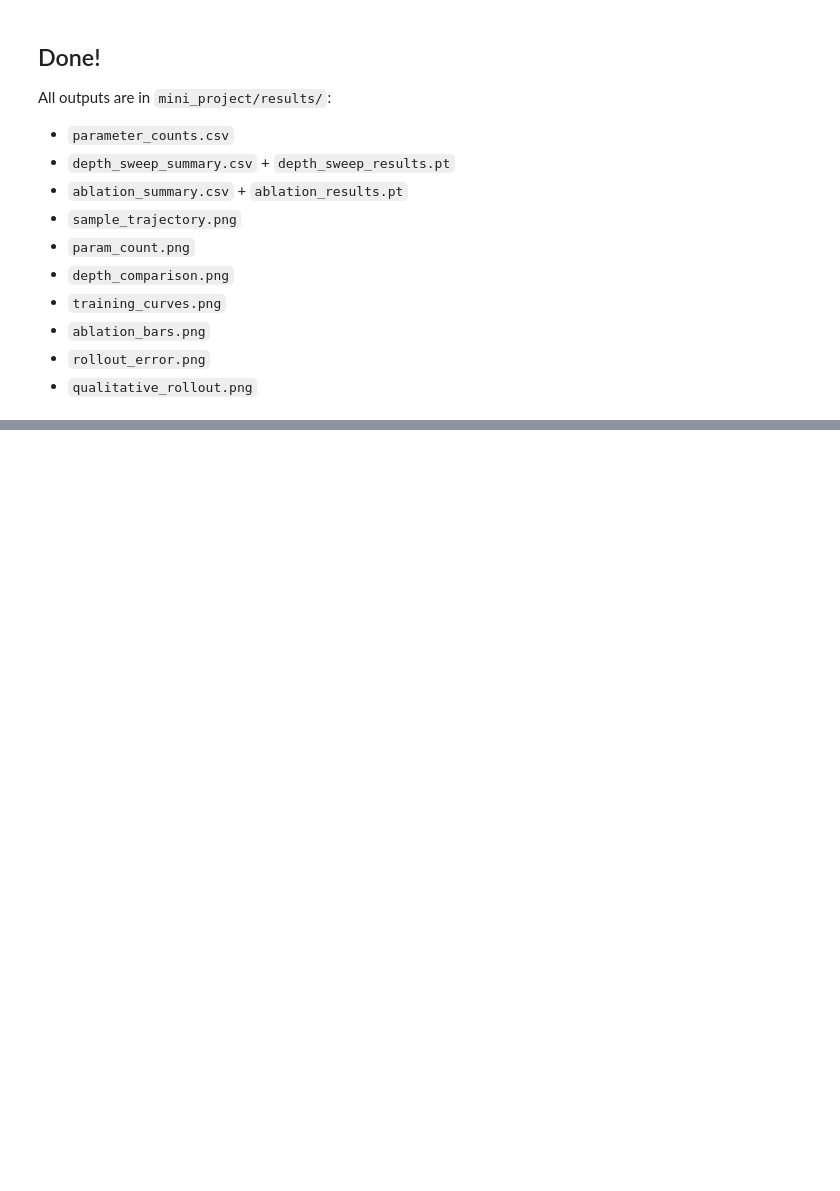
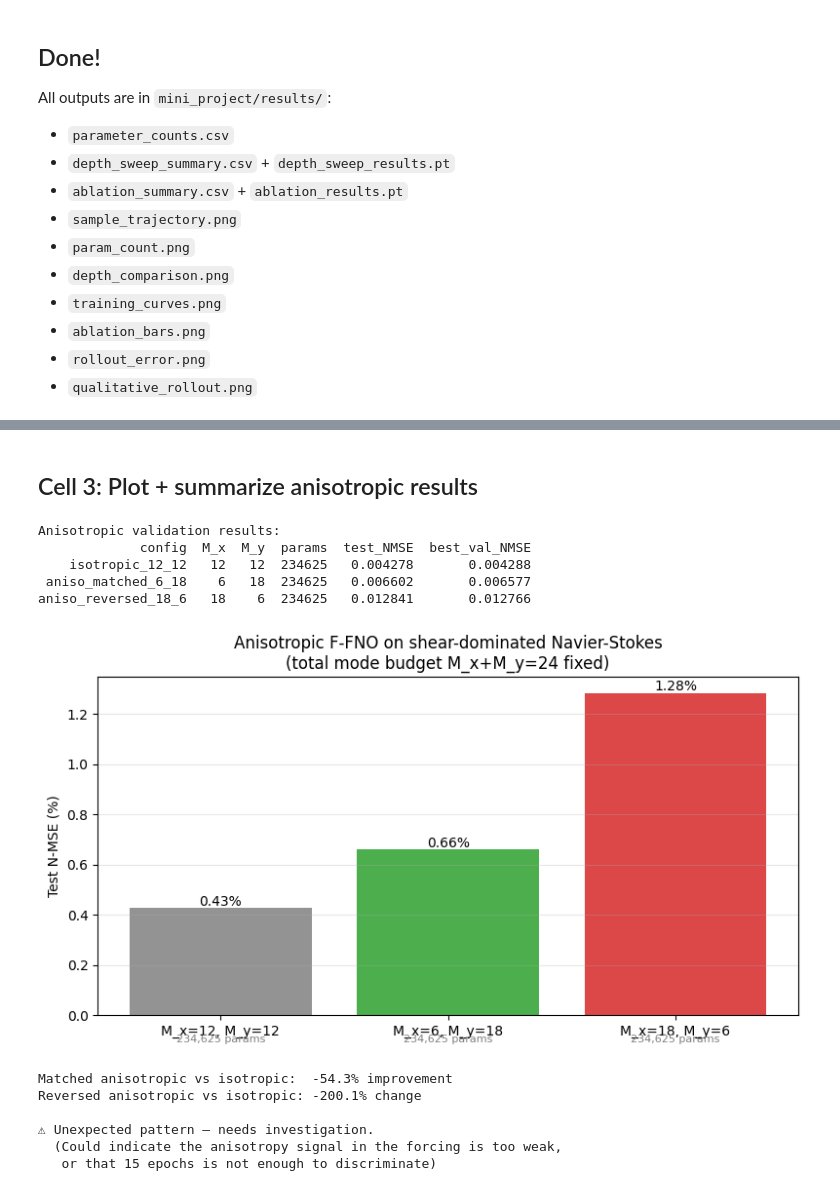
Before and after one commit to XAPP-P/fourierflow, a Jupyter notebook: mini_project/notebooks/00_quickstart_runner.ipynb, the cells around one changed output, grey strips where cells are left out. Cells and saved outputs as stored; diff of their text form; code cells hidden in the pictures; blank space fills up the shorter version.

```diff
--- a/mini_project/notebooks/00_quickstart_runner.ipynb
+++ b/mini_project/notebooks/00_quickstart_runner.ipynb
@@ -721,0 +915,72 @@ All outputs are in `mini_project/results/`:
+# %% [markdown]
+## Cell 3: Plot + summarize anisotropic results
+# %%
+import pandas as pd
+import numpy as np
+
+aniso_results = torch.load(RESULTS_DIR / 'aniso_results.pt', weights_only=False)
+
+rows = []
+for name, r in aniso_results.items():
+    rows.append({
+        'config': name,
+        'M_x': r['modes_x'],
+        'M_y': r['modes_y'],
+        'params': r['n_params'],
+        'test_NMSE': r['test_loss'],
+        'best_val_NMSE': r['best_val_loss'],
+    })
+df_aniso = pd.DataFrame(rows)
+df_aniso.to_csv(RESULTS_DIR / 'aniso_summary.csv', index=False)
+print('Anisotropic validation results:')
+print(df_aniso.to_string(index=False))
+
+# Bar chart
+fig, ax = plt.subplots(figsize=(8, 4.5))
+labels = [f"M_x={r.M_x}, M_y={r.M_y}" for _, r in df_aniso.iterrows()]
+colors = ['gray', 'C2', 'C3']  # baseline, should-win, should-lose
+bars = ax.bar(labels, df_aniso.test_NMSE * 100, color=colors, alpha=0.85)
+ax.set_ylabel('Test N-MSE (%)')
+ax.set_title('Anisotropic F-FNO on shear-dominated Navier-Stokes\n(total mode budget M_x+M_y=24 fixed)')
+for bar, v in zip(bars, df_aniso.test_NMSE * 100):
+    ax.text(bar.get_x() + bar.get_width() / 2, v + 0.01,
+            f'{v:.2f}%', ha='center', fontsize=10)
+ax.grid(axis='y', alpha=0.3)
+
+# Annotation underneath: params
+for i, (_, r) in enumerate(df_aniso.iterrows()):
+    ax.annotate(f'{r.params:,} params', xy=(i, 0), xytext=(0, -20),
+                textcoords='offset points', ha='center', fontsize=8, color='gray')
+
+plt.tight_layout()
+plt.savefig(RESULTS_DIR / 'aniso_comparison.png', dpi=120, bbox_inches='tight')
+plt.show()
+
+# Explicit claim test
+iso_err = df_aniso[df_aniso.config == 'isotropic_12_12'].test_NMSE.iloc[0]
+matched_err = df_aniso[df_aniso.config == 'aniso_matched_6_18'].test_NMSE.iloc[0]
+reversed_err = df_aniso[df_aniso.config == 'aniso_reversed_18_6'].test_NMSE.iloc[0]
+
+print(f'\nMatched anisotropic vs isotropic:  {100*(iso_err - matched_err)/iso_err:+.1f}% improvement')
+print(f'Reversed anisotropic vs isotropic: {100*(iso_err - reversed_err)/iso_err:+.1f}% change')
+
+if matched_err < iso_err and reversed_err > iso_err:
+    print('\n✓ Expected pattern: matched < isotropic < reversed')
+    print('  The proposed extension works as predicted.')
+else:
+    print('\n⚠ Unexpected pattern — needs investigation.')
+    print('  (Could indicate the anisotropy signal in the forcing is too weak,')
+    print('   or that 15 epochs is not enough to discriminate)')
+# %% [output]
+Anisotropic validation results:
+             config  M_x  M_y  params  test_NMSE  best_val_NMSE
+    isotropic_12_12   12   12  234625   0.004278       0.004288
+ aniso_matched_6_18    6   18  234625   0.006602       0.006577
+aniso_reversed_18_6   18    6  234625   0.012841       0.012766
+[figure, added]
+Matched anisotropic vs isotropic:  -54.3% improvement
+Reversed anisotropic vs isotropic: -200.1% change
+
+⚠ Unexpected pattern — needs investigation.
+  (Could indicate the anisotropy signal in the forcing is too weak,
+   or that 15 epochs is not enough to discriminate)
```
Also changed, not shown: parts of 5 cells of this notebook, 3 other files.
